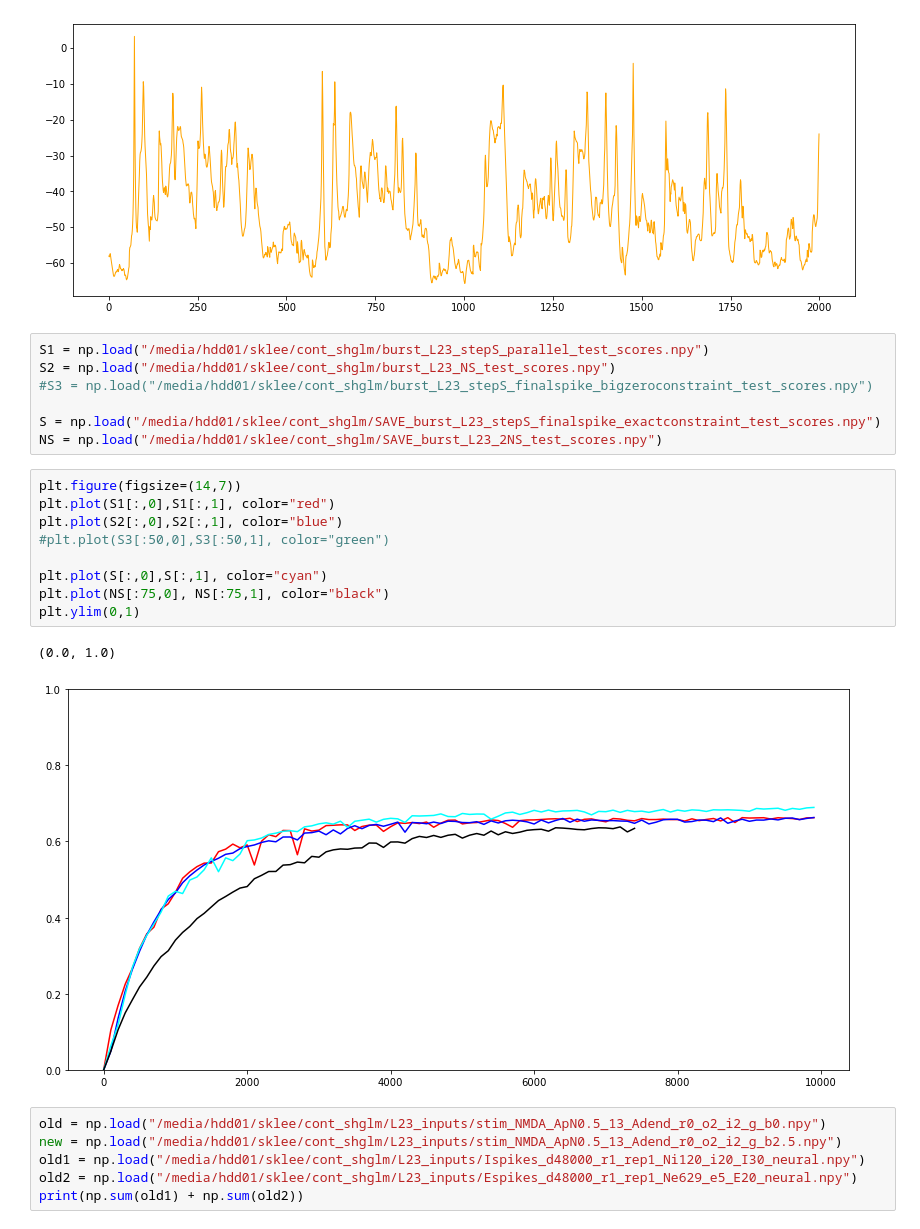
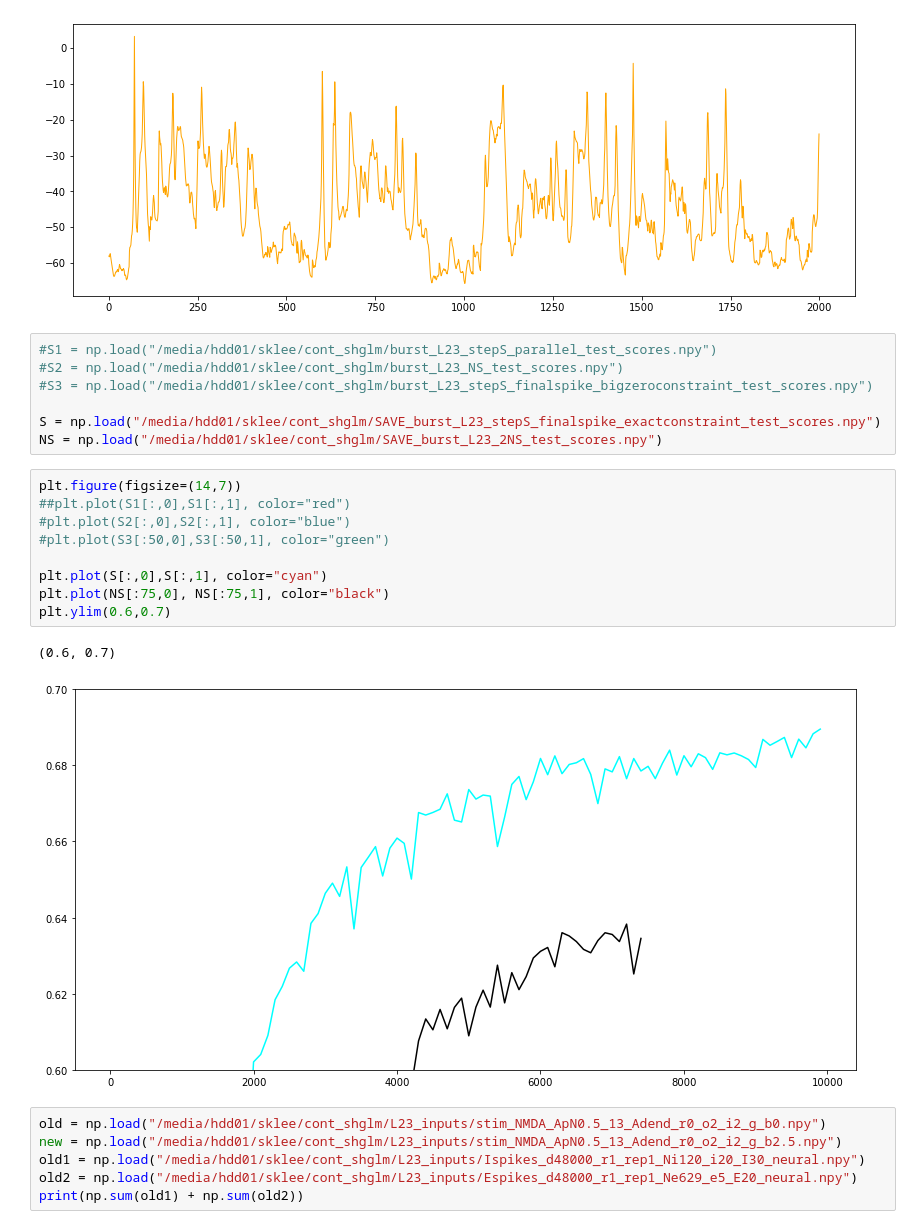
Before and after one commit to yjkimnada/cambridge, a Jupyter notebook: shGLM/plotting2.ipynb, the cells around one changed output. Cells and saved outputs as stored; diff of their text form.

```diff
--- a/shGLM/plotting2.ipynb
+++ b/shGLM/plotting2.ipynb
@@ -39,24 +39,24 @@ print(hist4)
 (array([ 9071, 15964,  9610,  6347,  5042,  1591]), array([-70, -60, -50, -40, -30, -20, -10]))
 [figure]
 # %%
-S1 = np.load("/media/hdd01/sklee/cont_shglm/burst_L23_stepS_parallel_test_scores.npy")
-S2 = np.load("/media/hdd01/sklee/cont_shglm/burst_L23_NS_test_scores.npy")
+#S1 = np.load("/media/hdd01/sklee/cont_shglm/burst_L23_stepS_parallel_test_scores.npy")
+#S2 = np.load("/media/hdd01/sklee/cont_shglm/burst_L23_NS_test_scores.npy")
 #S3 = np.load("/media/hdd01/sklee/cont_shglm/burst_L23_stepS_finalspike_bigzeroconstraint_test_scores.npy")
 
 S = np.load("/media/hdd01/sklee/cont_shglm/SAVE_burst_L23_stepS_finalspike_exactconstraint_test_scores.npy")
 NS = np.load("/media/hdd01/sklee/cont_shglm/SAVE_burst_L23_2NS_test_scores.npy")
 # %%
 plt.figure(figsize=(14,7))
-plt.plot(S1[:,0],S1[:,1], color="red")
-plt.plot(S2[:,0],S2[:,1], color="blue")
+##plt.plot(S1[:,0],S1[:,1], color="red")
+#plt.plot(S2[:,0],S2[:,1], color="blue")
 #plt.plot(S3[:50,0],S3[:50,1], color="green")
 
 plt.plot(S[:,0],S[:,1], color="cyan")
 plt.plot(NS[:75,0], NS[:75,1], color="black")
-plt.ylim(0,1)
+plt.ylim(0.6,0.7)
 # %% [output]
-(0.0, 1.0)
+(0.6, 0.7)
-[figure, old version]
+[figure, new version]
 # %%
 old = np.load("/media/hdd01/sklee/cont_shglm/L23_inputs/stim_NMDA_ApN0.5_13_Adend_r0_o2_i2_g_b0.npy")
 new = np.load("/media/hdd01/sklee/cont_shglm/L23_inputs/stim_NMDA_ApN0.5_13_Adend_r0_o2_i2_g_b2.5.npy")
```
Also changed, not shown: 6 other files.
